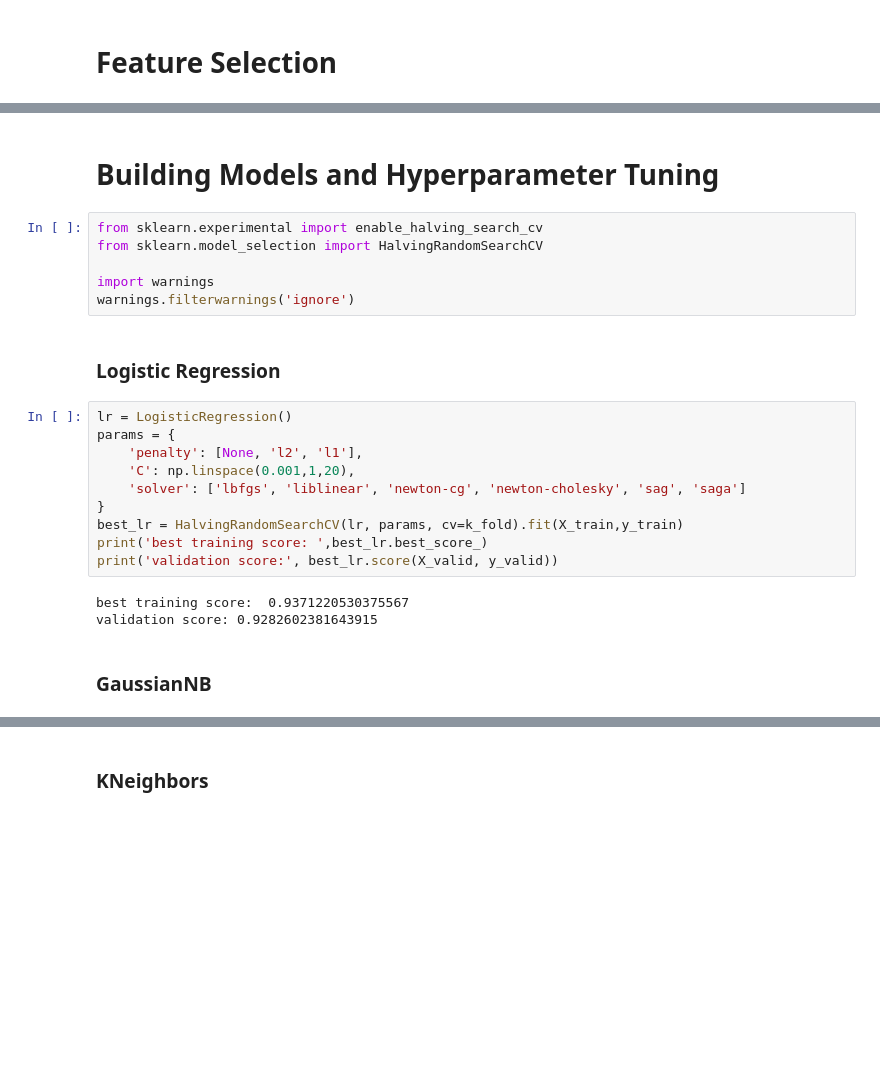
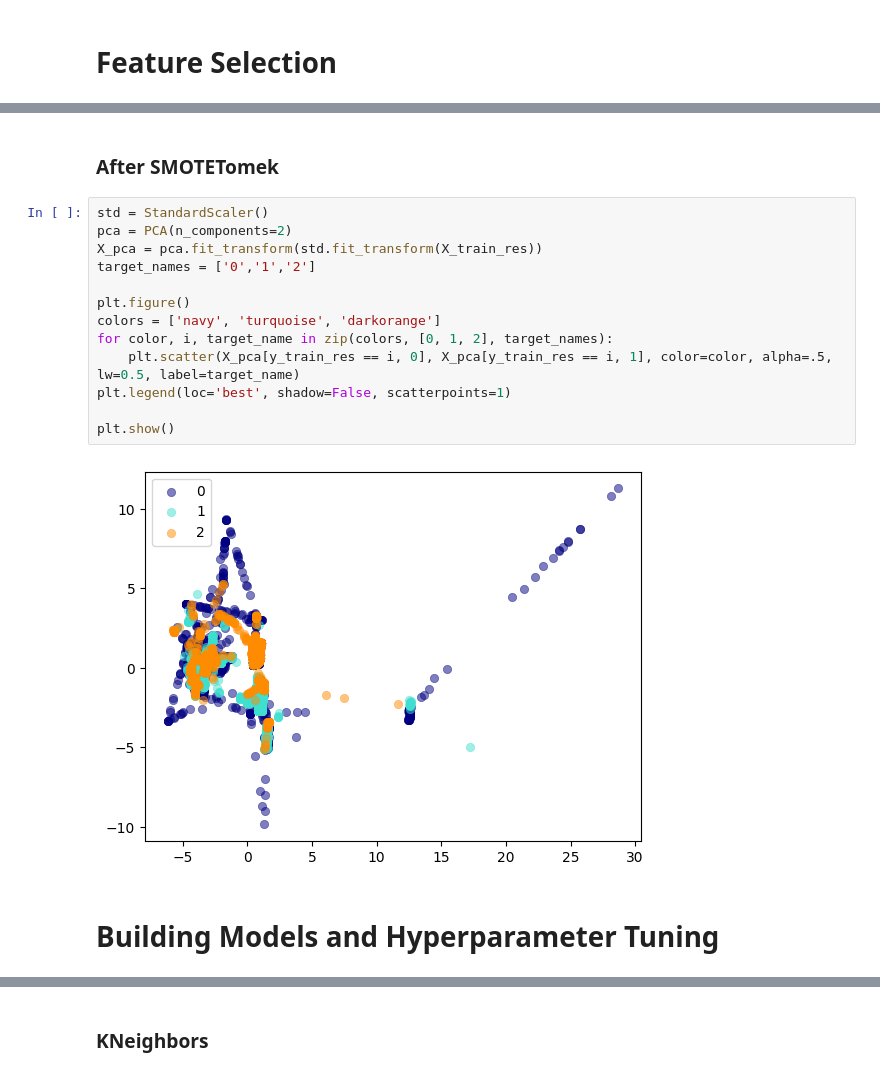
Before and after one commit to efeerhan/cmpt459-courseproject, a Jupyter notebook: project.ipynb, the cells around one changed output, grey strips where cells are left out. Cells and saved outputs as stored; diff of their text form; blank space fills up the shorter version.

```diff
--- a/project.ipynb
+++ b/project.ipynb
@@ -96,25 +153,19 @@ X_train, X_valid, y_train, y_valid = train_test_split(X,y, train_size=0.8)
+# %% [markdown]
+### After SMOTETomek
+# %%
+std = StandardScaler()
+pca = PCA(n_components=2)
+X_pca = pca.fit_transform(std.fit_transform(X_train_res))
+target_names = ['0','1','2']
+
+plt.figure()
+colors = ['navy', 'turquoise', 'darkorange']
+for color, i, target_name in zip(colors, [0, 1, 2], target_names):
+    plt.scatter(X_pca[y_train_res == i, 0], X_pca[y_train_res == i, 1], color=color, alpha=.5, lw=0.5, label=target_name)
+plt.legend(loc='best', shadow=False, scatterpoints=1)
+
+plt.show()
+# %% [output]
+[figure, added]
 # %% [markdown]
 # Building Models and Hyperparameter Tuning
-# %%
-from sklearn.experimental import enable_halving_search_cv
-from sklearn.model_selection import HalvingRandomSearchCV
-
-import warnings
-warnings.filterwarnings('ignore')
-# %% [markdown]
-### Logistic Regression
-# %%
-lr = LogisticRegression()
-params = {
-    'penalty': [None, 'l2', 'l1'],
-    'C': np.linspace(0.001,1,20),
-    'solver': ['lbfgs', 'liblinear', 'newton-cg', 'newton-cholesky', 'sag', 'saga']
-}
-best_lr = HalvingRandomSearchCV(lr, params, cv=k_fold).fit(X_train,y_train)
-print('best training score: ',best_lr.best_score_)
-print('validation score:', best_lr.score(X_valid, y_valid))
-# %% [output]
-best training score:  0.9371220530375567
-validation score: 0.9282602381643915
-# %% [markdown]
-### GaussianNB
```
Also changed, not shown: parts of 23 cells of this notebook.
